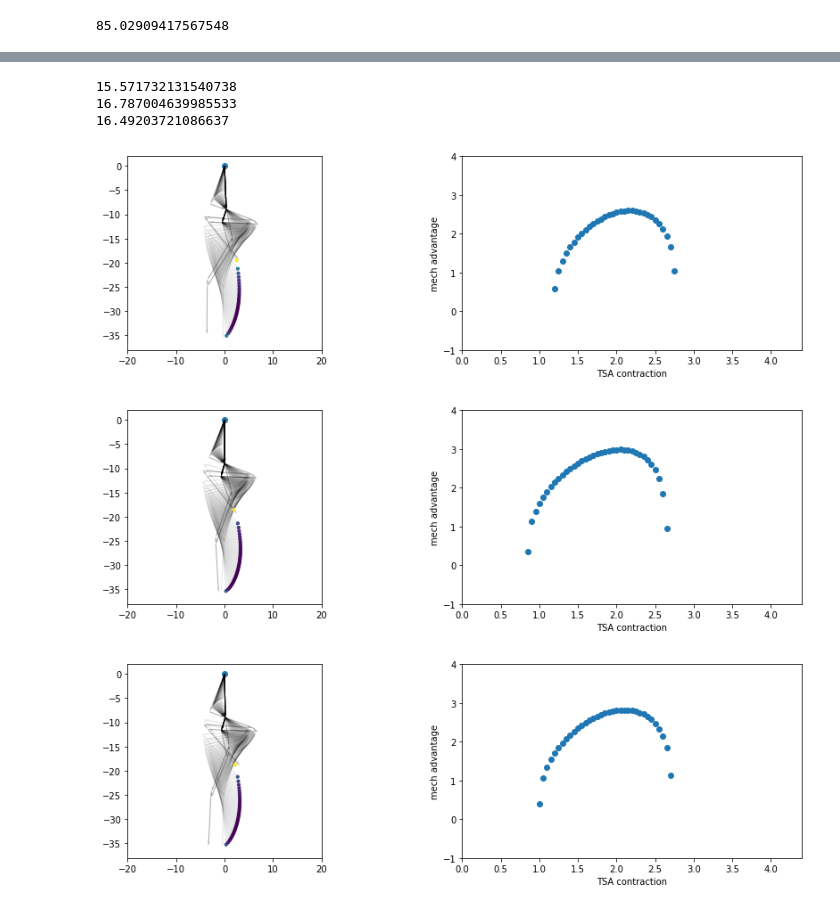
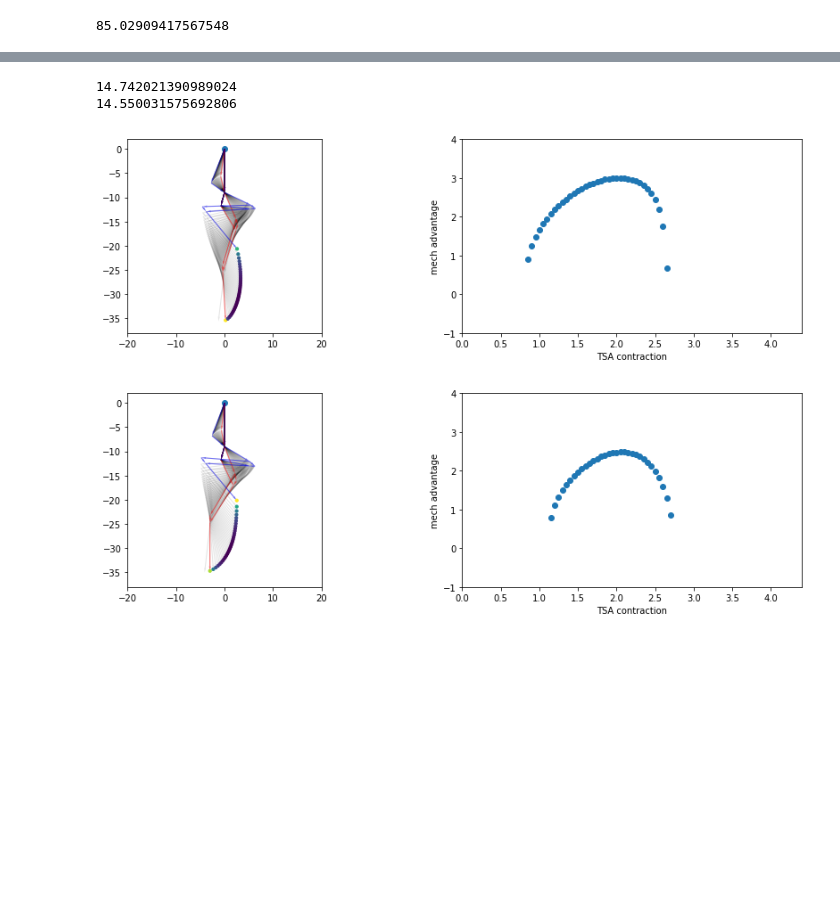
Before and after one commit to qwertpas/saltosim, a Jupyter notebook: notebooks/linkage.ipynb, the cells around one changed output, grey strips where cells are left out. Saved outputs shown, nothing was run; the diff lists cells and outputs as text; code cells hidden in the pictures; blank space fills up the shorter version.

```diff
--- a/notebooks/linkage.ipynb
+++ b/notebooks/linkage.ipynb
@@ -171,10 +172,7 @@ def try_config(min_Lx=4, max_Lx=8.4, step=0.1):
 
     ax1.scatter(0, 0)
 
-    globals()['Lx'] = min_Lx
-    plotLinks('k', 0.3, ax1)
-    globals()['Lx'] = max_Lx
-    plotLinks('k', 0.3, ax1)
+
 
     foot_xs = []
     foot_ys = []
@@ -186,7 +184,7 @@ def try_config(min_Lx=4, max_Lx=8.4, step=0.1):
 
         if ier==1:
 
-            plotLinks('k', 0.1, ax1)
+            # plotLinks('k', 0.1, ax1)
 
             foot_xs.append(footpos[0])
             foot_ys.append(footpos[1])
@@ -200,6 +198,10 @@ def try_config(min_Lx=4, max_Lx=8.4, step=0.1):
     foot_ys = foot_ys[1:]
     Lxs = Lxs[1:]
 
+    globals()['Lx'] = min(Lxs)
+    plotLinks('r', 0.5, ax1)
+    globals()['Lx'] = max(Lxs)
+    plotLinks('b', 0.5, ax1)
     ax1.scatter(foot_xs, foot_ys, c=foot_vs, s=10)
 
     # ma = [1/x for x in foot_vs]
@@ -329,24 +314,28 @@ KeyboardInterrupt:
 # %%
-objective([ 8.99,  2.8 ,  3.41,  6.01,  1.21,  5.99, 10.01,  1.18,  8.99,
-        1.31, 10.  , -1.53, -1.88,  0.2 ,  0.04,  0.04,  0.17])
+objective(x0)
 print(try_config(step=0.05))
 
-objective([ 8.99929771,  2.8000103 ,  3.40034961,  6.00066904,  1.20039999,
-        5.99930793, 10.00044037,  1.19909615,  8.99957612,  1.30027016,
-       10.00000394, -1.56890543, -1.84838088,  0.17580208,  0.03512968,
-        0.03504082,  0.17453293])
+objective([2.7, 1.2, 3.4, 6, 1.5, 6, 10, 1.2, 9, 1.5, 10, -1.5707963267948966, -1.8465583486100006, 0.17453292519943295, 0.03490658503988659, 0.03490658503988659, 0.17453292519943295])
 print(try_config(step=0.05))
 
-objective([ 8.9931839 ,  2.79971467,  3.4037321 ,  6.00615432,  1.20308221,
-        5.9937161 , 10.00537902,  1.19105397,  8.99482053,  1.30325043,
-       10.00005633, -1.55343302, -1.8629825 ,  0.18544841,  0.03776224,
-        0.03670929,  0.17453293])
-print(try_config(step=0.05))
+# objective([ 8.99929771,  2.8000103 ,  3.40034961,  6.00066904,  1.20039999,
+#         5.99930793, 10.00044037,  1.19909615,  8.99957612,  1.30027016,
+#        10.00000394, -1.56890543, -1.84838088,  0.17580208,  0.03512968,
+#         0.03504082,  0.17453293])
+# print(try_config(step=0.05))
+
+# objective([ 8.99,  2.8 ,  3.41,  6.01,  1.21,  5.99, 10.01,  1.18,  8.99,
+#         1.31, 10.  , -1.53, -1.88,  0.2 ,  0.04,  0.04,  0.17])
+# print(try_config(step=0.05))
+
+# objective([ 8.9931839 ,  2.79971467,  3.4037321 ,  6.00615432,  1.20308221,
+#         5.9937161 , 10.00537902,  1.19105397,  8.99482053,  1.30325043,
+#        10.00005633, -1.55343302, -1.8629825 ,  0.18544841,  0.03776224,
+#         0.03670929,  0.17453293])
+# print(try_config(step=0.05))
 # %% [output]
-15.571732131540738
-16.787004639985533
-16.49203721086637
+14.742021390989024
+14.550031575692806
-[figure, old version]
+[figure, new version]
-[figure, old version]
+[figure, new version]
-[figure, removed]
 # %%
```
Also changed, not shown: parts of 5 cells of this notebook, 2 other files.
